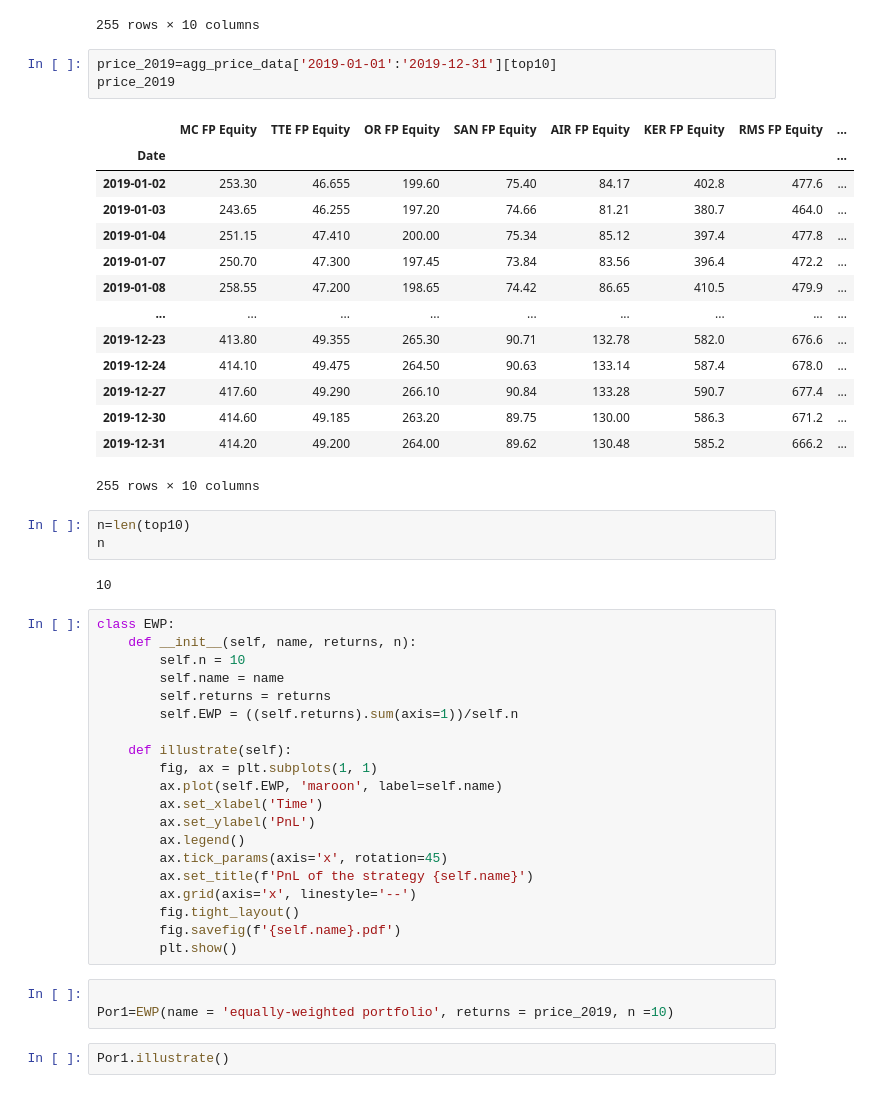
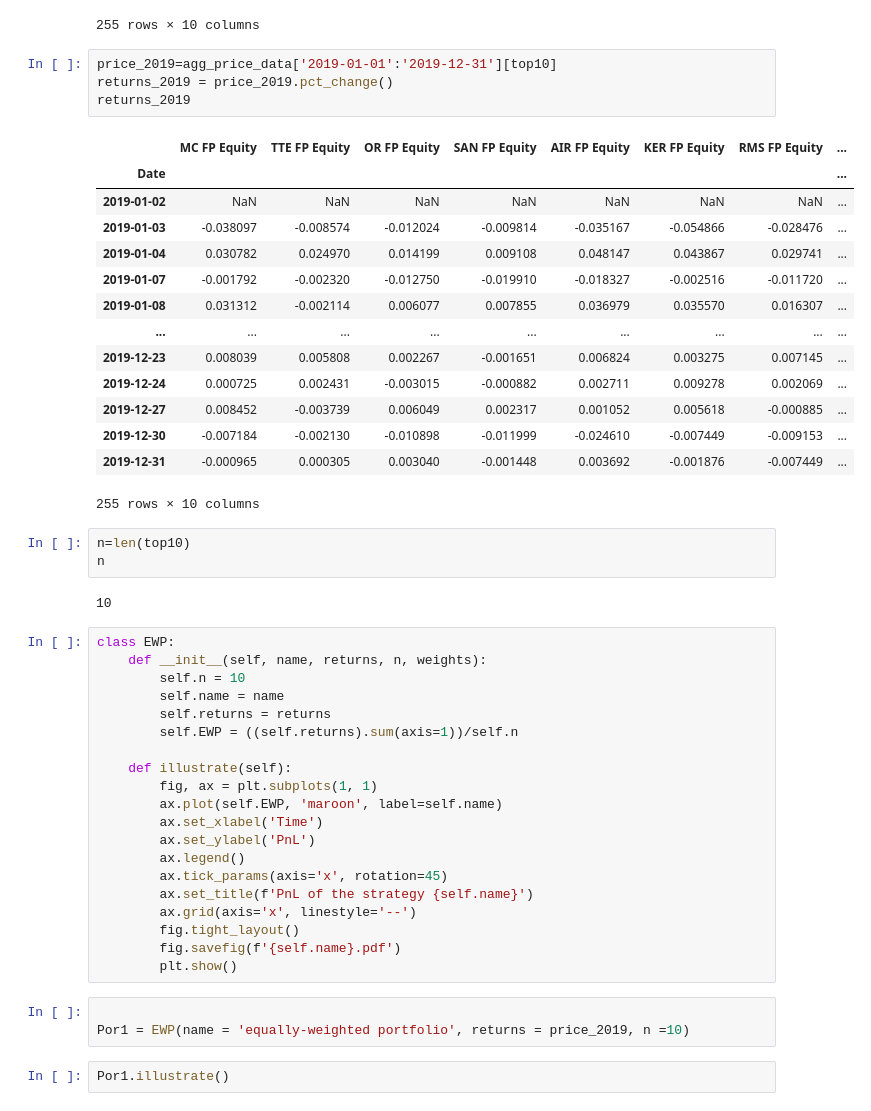
Before and after one commit to kMordarski/Python_for_Optimization_and_Finance, a Jupyter notebook: PythProjGit/PythProjGitR.ipynb, the cells around one changed output. Drawn from its saved outputs; the diff is of its cells as text.

```diff
--- a/PythProjGit/PythProjGitR.ipynb
+++ b/PythProjGit/PythProjGitR.ipynb
@@ -291,21 +290,22 @@ mkt_2019
 255 rows × 10 columns
 # %%
 price_2019=agg_price_data['2019-01-01':'2019-12-31'][top10]
-price_2019
+returns_2019 = price_2019.pct_change()
+returns_2019
 # %% [output]
 |  | MC FP Equity | TTE FP Equity | OR FP Equity | SAN FP Equity | AIR FP Equity | KER FP Equity | RMS FP Equity | ... |
 | Date |  |  |  |  |  |  |  | ... |
-| 2019-01-02 | 253.30 | 46.655 | 199.60 | 75.40 | 84.17 | 402.8 | 477.6 | ... |
-| 2019-01-03 | 243.65 | 46.255 | 197.20 | 74.66 | 81.21 | 380.7 | 464.0 | ... |
-| 2019-01-04 | 251.15 | 47.410 | 200.00 | 75.34 | 85.12 | 397.4 | 477.8 | ... |
-| 2019-01-07 | 250.70 | 47.300 | 197.45 | 73.84 | 83.56 | 396.4 | 472.2 | ... |
-| 2019-01-08 | 258.55 | 47.200 | 198.65 | 74.42 | 86.65 | 410.5 | 479.9 | ... |
+| 2019-01-02 | NaN | NaN | NaN | NaN | NaN | NaN | NaN | ... |
+| 2019-01-03 | -0.038097 | -0.008574 | -0.012024 | -0.009814 | -0.035167 | -0.054866 | -0.028476 | ... |
+| 2019-01-04 | 0.030782 | 0.024970 | 0.014199 | 0.009108 | 0.048147 | 0.043867 | 0.029741 | ... |
+| 2019-01-07 | -0.001792 | -0.002320 | -0.012750 | -0.019910 | -0.018327 | -0.002516 | -0.011720 | ... |
+| 2019-01-08 | 0.031312 | -0.002114 | 0.006077 | 0.007855 | 0.036979 | 0.035570 | 0.016307 | ... |
 | ... | ... | ... | ... | ... | ... | ... | ... | ... |
-| 2019-12-23 | 413.80 | 49.355 | 265.30 | 90.71 | 132.78 | 582.0 | 676.6 | ... |
-| 2019-12-24 | 414.10 | 49.475 | 264.50 | 90.63 | 133.14 | 587.4 | 678.0 | ... |
-| 2019-12-27 | 417.60 | 49.290 | 266.10 | 90.84 | 133.28 | 590.7 | 677.4 | ... |
-| 2019-12-30 | 414.60 | 49.185 | 263.20 | 89.75 | 130.00 | 586.3 | 671.2 | ... |
-| 2019-12-31 | 414.20 | 49.200 | 264.00 | 89.62 | 130.48 | 585.2 | 666.2 | ... |
+| 2019-12-23 | 0.008039 | 0.005808 | 0.002267 | -0.001651 | 0.006824 | 0.003275 | 0.007145 | ... |
+| 2019-12-24 | 0.000725 | 0.002431 | -0.003015 | -0.000882 | 0.002711 | 0.009278 | 0.002069 | ... |
+| 2019-12-27 | 0.008452 | -0.003739 | 0.006049 | 0.002317 | 0.001052 | 0.005618 | -0.000885 | ... |
+| 2019-12-30 | -0.007184 | -0.002130 | -0.010898 | -0.011999 | -0.024610 | -0.007449 | -0.009153 | ... |
+| 2019-12-31 | -0.000965 | 0.000305 | 0.003040 | -0.001448 | 0.003692 | -0.001876 | -0.007449 | ... |
 255 rows × 10 columns
 # %%
 n=len(top10)
@@ -314,7 +314,7 @@ n
 10
 # %%
 class EWP:
-    def __init__(self, name, returns, n):
+    def __init__(self, name, returns, n, weights):
         self.n = 10
         self.name = name
         self.returns = returns
@@ -334,7 +334,7 @@ class EWP:
         plt.show()
 # %%
 
-Por1=EWP(name = 'equally-weighted portfolio', returns = price_2019, n =10)
+Por1 = EWP(name = 'equally-weighted portfolio', returns = price_2019, n =10)
 # %%
 Por1.illustrate()
 # %% [output]
```
Also changed, not shown: parts of 8 cells of this notebook, 2 other files.
